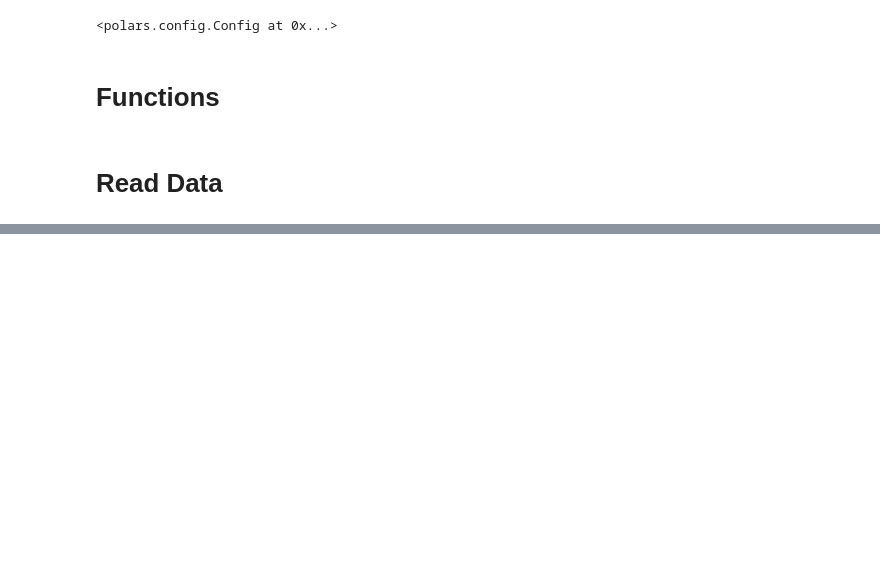
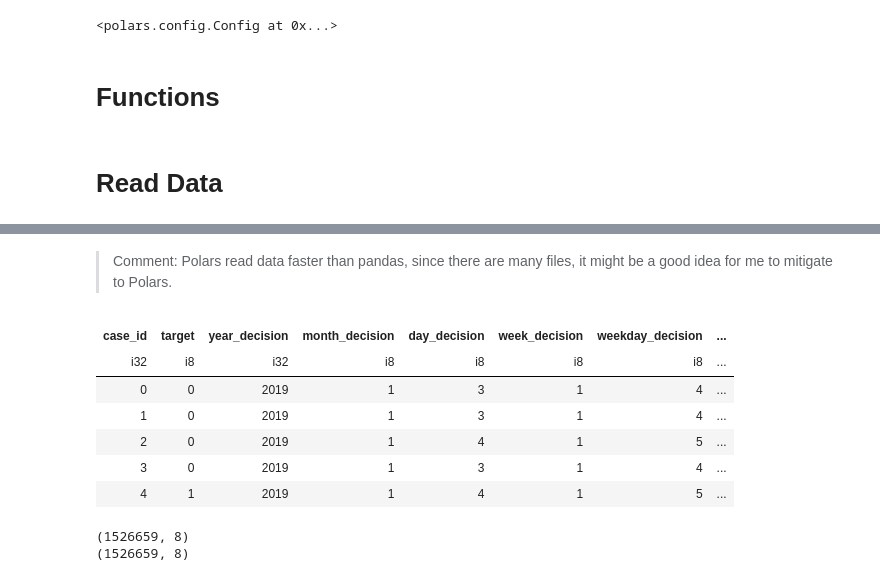
Before and after one commit to raydiwill/Home-Credit-KaggleC, a Jupyter notebook: model.ipynb, the cells around one changed output, grey strips where cells are left out. Saved outputs shown, nothing was run; the diff lists cells and outputs as text; code cells hidden in the pictures; blank space fills up the shorter version.

```diff
--- a/model.ipynb
+++ b/model.ipynb
@@ -72,0 +153,22 @@ Wall time: 51.5 ms
+# %% [markdown]
+> Comment: Polars read data faster than pandas, since there are many files, it might be a good idea for me to mitigate to Polars.
+# %%
+df_train = df_train.pipe(DataFrameProcessor.convert_types)
+df_train = df_train.pipe(DataFrameProcessor.date_processor)
+
+display(df_train.head())
+print(df_train.shape)
+df_train = df_train.pipe(DataFrameProcessor.delete_nulls_column)
+df_train = df_train.pipe(DataFrameProcessor.drop_duplicates)
+
+print(df_train.shape)
+# %% [output]
+| case_id | target | year_decision | month_decision | day_decision | week_decision | weekday_decision | ... |
+| i32 | i8 | i32 | i8 | i8 | i8 | i8 | ... |
+| 0 | 0 | 2019 | 1 | 3 | 1 | 4 | ... |
+| 1 | 0 | 2019 | 1 | 3 | 1 | 4 | ... |
+| 2 | 0 | 2019 | 1 | 4 | 1 | 5 | ... |
+| 3 | 0 | 2019 | 1 | 3 | 1 | 4 | ... |
+| 4 | 1 | 2019 | 1 | 4 | 1 | 5 | ... |
+(1526659, 8)
+(1526659, 8)
```
Also changed, not shown: parts of 8 cells of this notebook.
